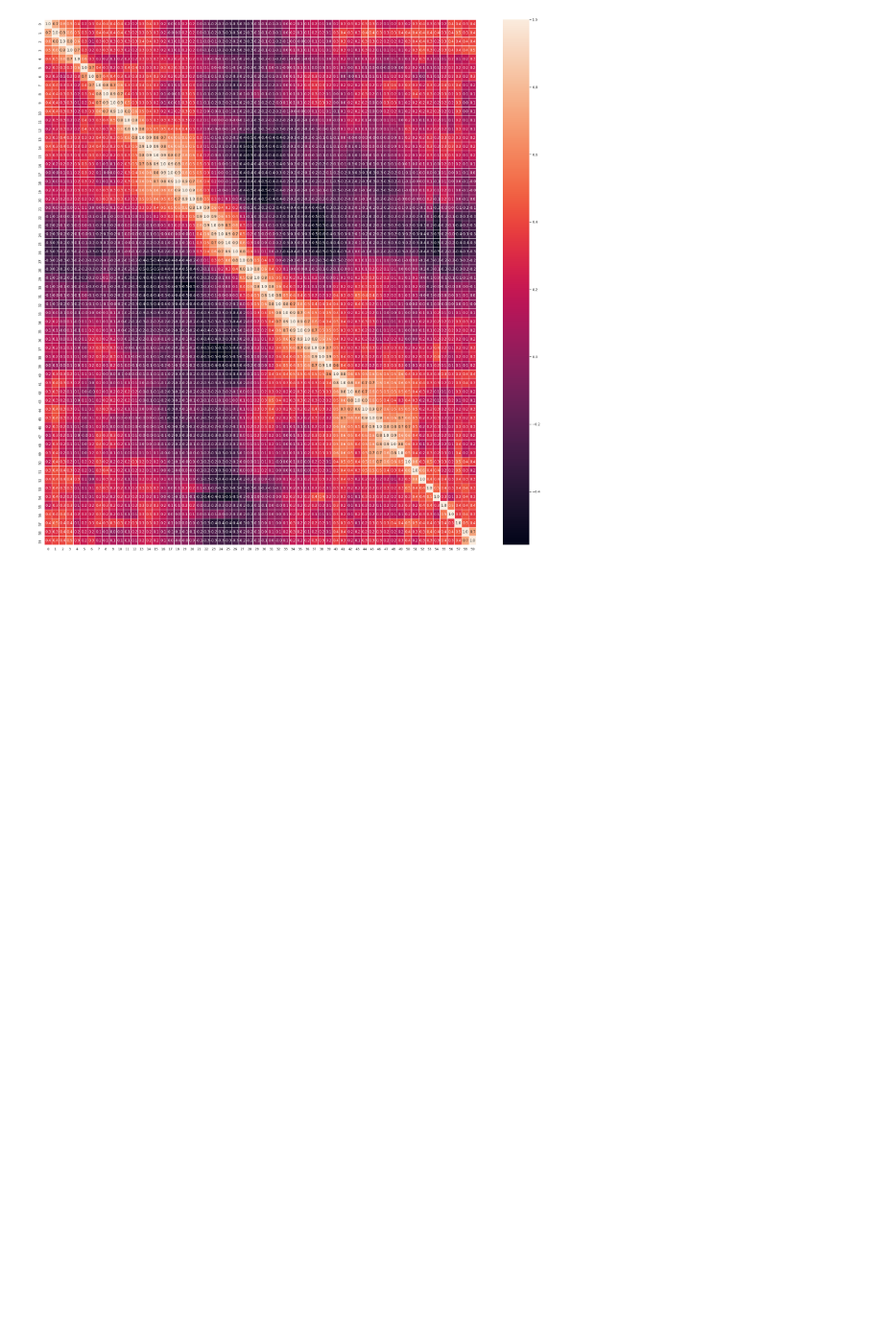
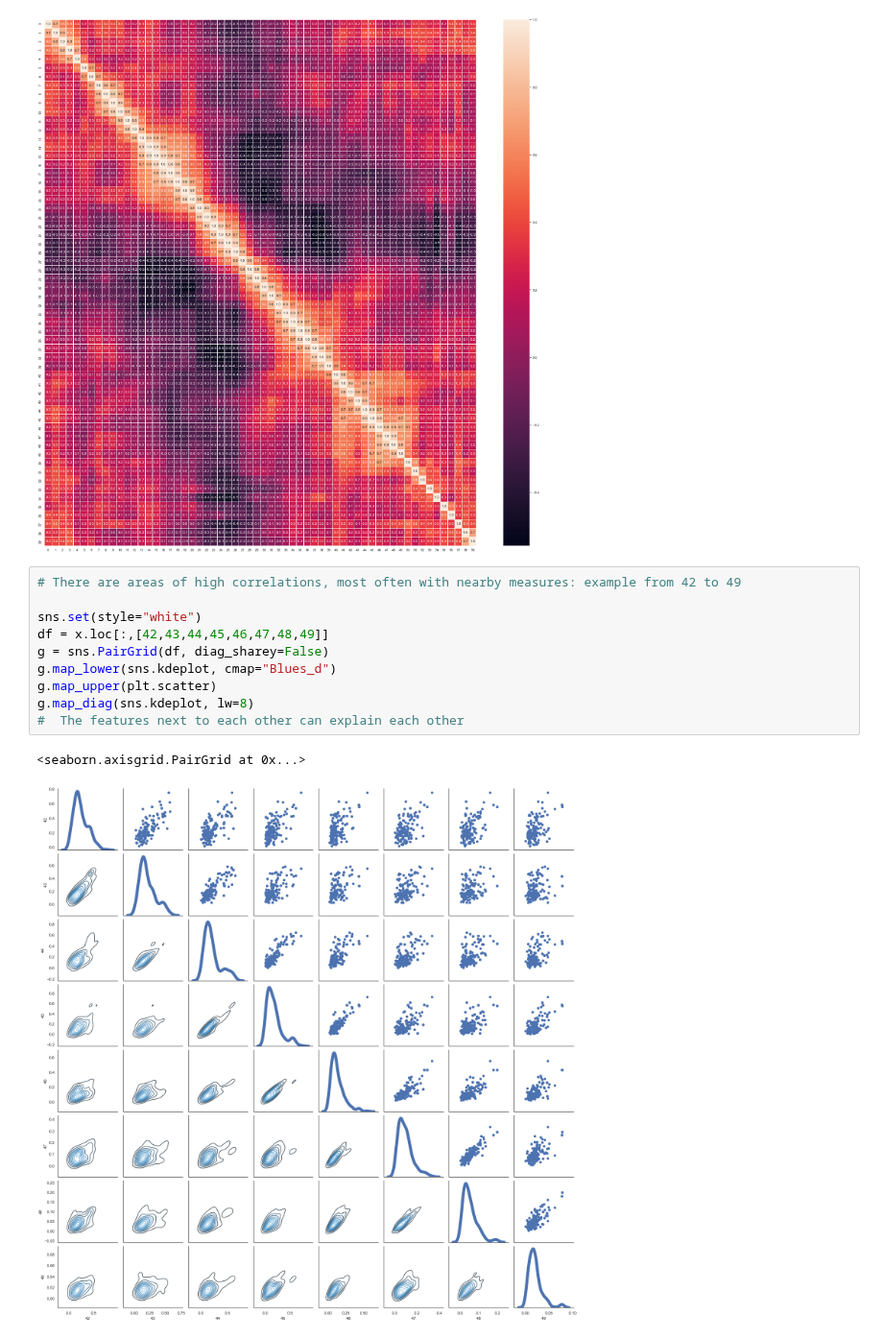
Before and after one commit to borodark/ie7860, a Jupyter notebook: Feature Selection and Visualization Sonar Data Set.ipynb, the cells around one changed output. Shown at 96% size. Cells and saved outputs as stored; diff of their text form; blank space fills up the shorter version.

Commit message:
almost there

```diff
--- a/Feature Selection and Visualization Sonar Data Set.ipynb
+++ b/Feature Selection and Visualization Sonar Data Set.ipynb
@@ -171,3 +171,16 @@ sns.heatmap(x.corr(), annot=True, linewidths=.5, fmt= '.1f',ax=ax)
 # %% [output]
 <matplotlib.axes._subplots.AxesSubplot at 0x...>
 [figure]
+# %%
+# There are areas of high correlations, most often with nearby measures: example from 42 to 49
+
+sns.set(style="white")
+df = x.loc[:,[42,43,44,45,46,47,48,49]]
+g = sns.PairGrid(df, diag_sharey=False)
+g.map_lower(sns.kdeplot, cmap="Blues_d")
+g.map_upper(plt.scatter)
+g.map_diag(sns.kdeplot, lw=8)
+#  The features next to each other can explain each other
+# %% [output]
+<seaborn.axisgrid.PairGrid at 0x...>
+[figure, added]
```
Also changed, not shown: parts of 13 cells of this notebook, 2 other files.
